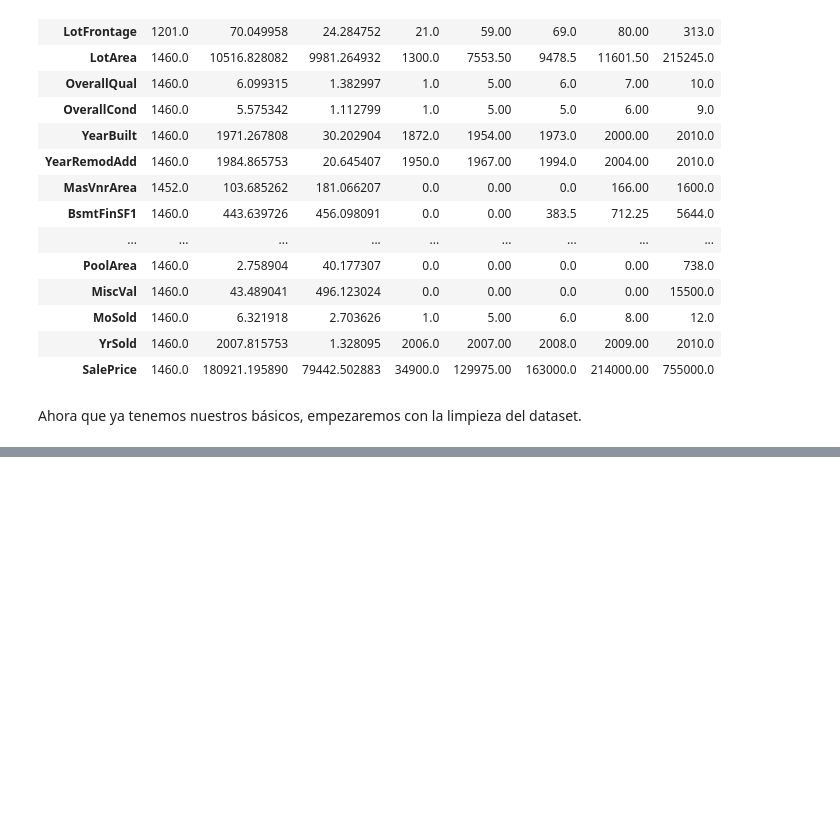
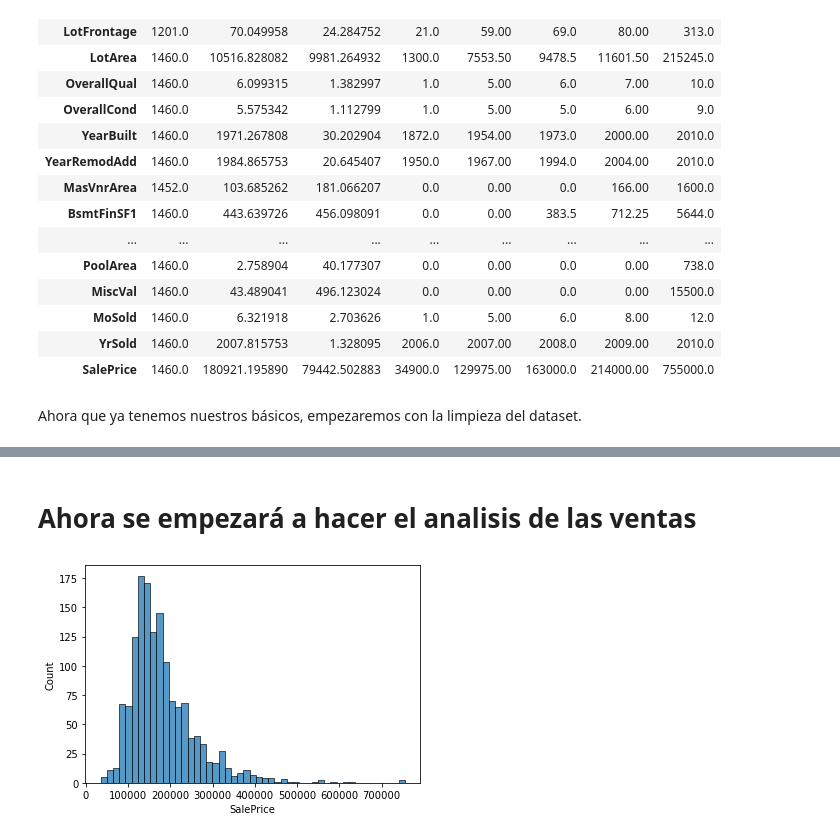
Before and after one commit to ta-data-mexpt/statistical-analysis-project, a Jupyter notebook: Proyecto.ipynb, the cells around one changed output, grey strips where cells are left out. Saved outputs shown, nothing was run; the diff lists cells and outputs as text; code cells hidden in the pictures; blank space fills up the shorter version.

```diff
--- a/Proyecto.ipynb
+++ b/Proyecto.ipynb
@@ -130,0 +217,8 @@ Ahora que ya tenemos nuestros básicos, empezaremos con la limpieza del dataset.
+# %% [markdown]
+# Ahora se empezará a hacer el analisis de las ventas
+# %%
+grafica_1 =sns.histplot(data['SalePrice'])
+#grafica_1.set_xlabel('Precio de Venta')
+#grafica_1.set_title('Distribución')
+# %% [output]
+[figure, added]
```
Also changed, not shown: parts of 43 cells of this notebook.
